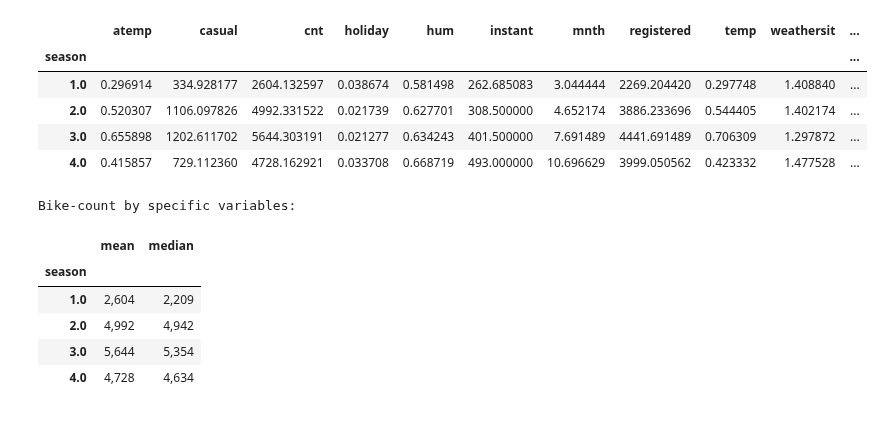
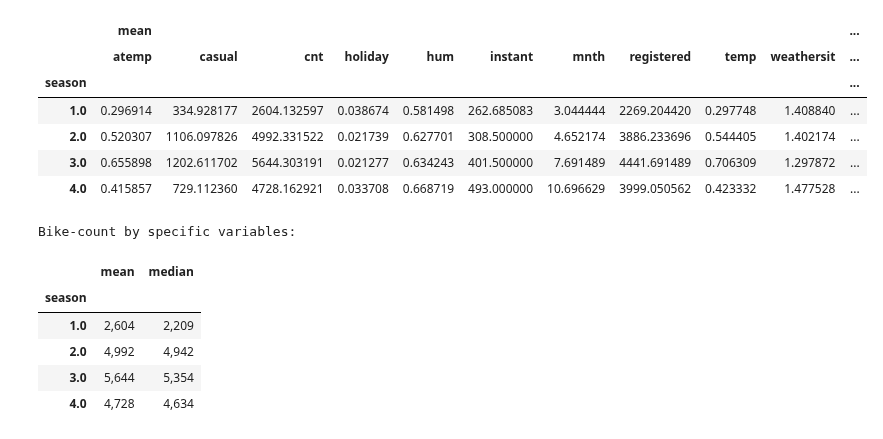
Before and after one commit to omdgit/Hands-On-Gradient-Boosting-with-XGBoost-and-Scikit-learn, a Jupyter notebook: Chapter01/Gradient_Boosting_in_Machine_Learning.ipynb, the cells around one changed output. Cells and saved outputs as stored; diff of their text form; code cells hidden in the pictures.

```diff
--- a/Chapter01/Gradient_Boosting_in_Machine_Learning.ipynb
+++ b/Chapter01/Gradient_Boosting_in_Machine_Learning.ipynb
@@ -7,7 +92,9 @@ df_bikes = pd.read_csv('bike_rentals.csv')
 # %%
 # omd
-pd.pivot_table(df_bikes, index='season', aggfunc='mean')
+# vars = ['season', 'atemp', 'casual']
+pd.pivot_table(df_bikes, index='season', aggfunc=['mean'])
 # %% [output]
+|  | mean |  |  |  |  |  |  |  |  |  | ... |
 |  | atemp | casual | cnt | holiday | hum | instant | mnth | registered | temp | weathersit | ... |
 | season |  |  |  |  |  |  |  |  |  |  | ... |
 | 1.0 | 0.296914 | 334.928177 | 2604.132597 | 0.038674 | 0.581498 | 262.685083 | 3.044444 | 2269.204420 | 0.297748 | 1.408840 | ... |
```
Also changed, not shown: parts of 34 cells of this notebook, 1 other file.
